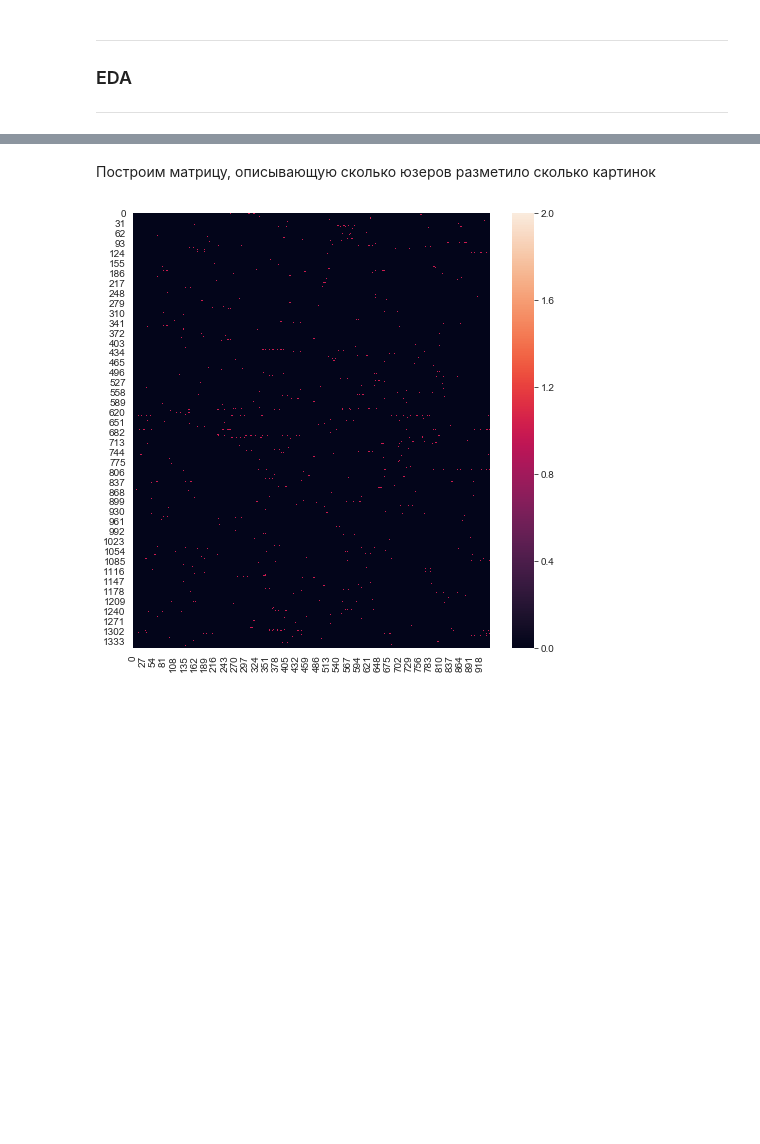
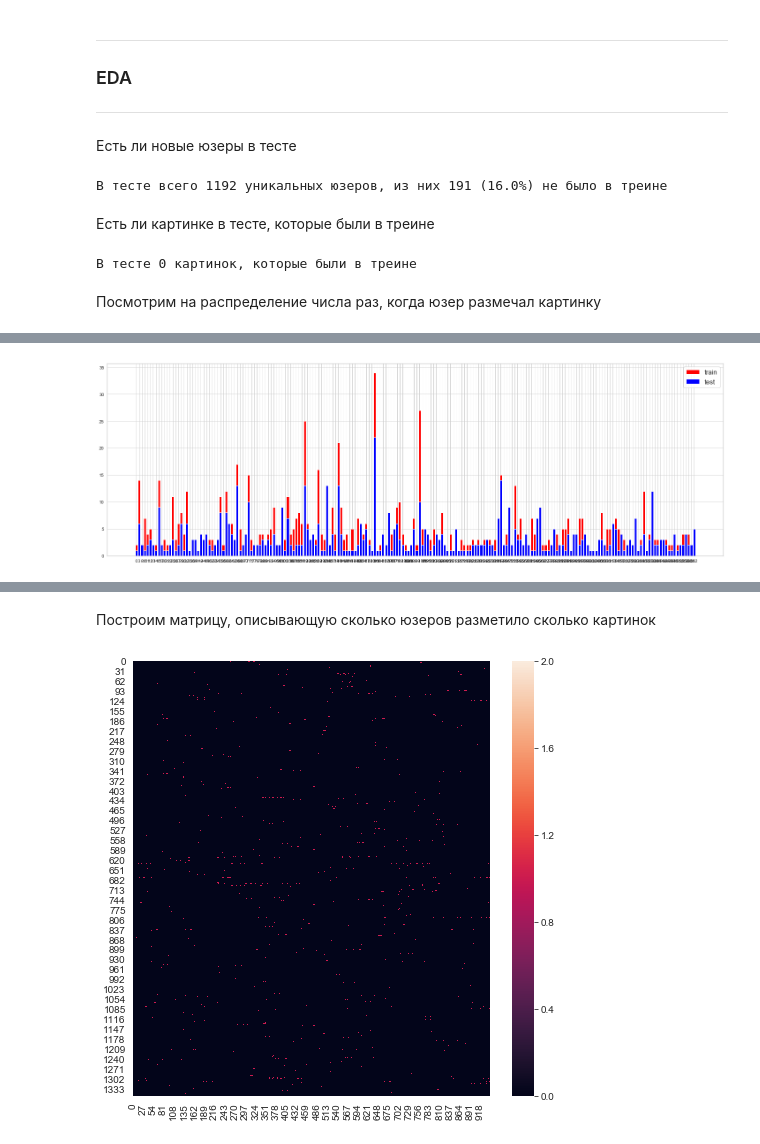
Before and after one commit to andreitsev/Competitions, a Jupyter notebook: ML Bootcamp Модератор Одноклассников.ipynb, the cells around one changed output, grey strips where cells are left out. Cells and saved outputs as stored; diff of their text form; code cells hidden in the pictures; blank space fills up the shorter version.

```diff
--- a/ML Bootcamp Модератор Одноклассников.ipynb
+++ b/ML Bootcamp Модератор Одноклассников.ipynb
@@ -112,3 +160,37 @@ dtype: int64
 ---
 ### EDA
 ---
+# %% [markdown]
+Есть ли новые юзеры в тесте
+# %%
+new_users = np.array(list(set(dat.userId[te_indexes]).difference(dat.userId[tr_indexes])))
+print('В тесте всего {} уникальных юзеров, из них {} ({}%) не было в треине'.format(dat.userId[te_indexes].value_counts().shape[0],
+                                                                                    new_users.shape[0],
+                                                                                    100*np.round(new_users.shape[0]/dat.userId[te_indexes].value_counts().shape[0], decimals=2)))
+# %% [output]
+В тесте всего 1192 уникальных юзеров, из них 191 (16.0%) не было в треине
+# %% [markdown]
+Есть ли картинке в тесте, которые были в треине
+# %%
+print('В тесте {} картинок, которые были в треине'.format(len(set(dat.itemId[te_indexes]).intersection(set(dat.itemId[tr_indexes])))))
+# %% [output]
+В тесте 0 картинок, которые были в треине
+# %% [markdown]
+Посмотрим на распределение числа раз, когда юзер размечал картинку
+# %%
+userid_interect = np.array(list(set(dat.userId[tr_indexes]).intersection(set(dat.userId[te_indexes]))))
+tr_dict = dict(zip(userid_interect, [0 for i in userid_interect]))
+te_dict = dict(zip(userid_interect, [0 for i in userid_interect]))
+for user_id in tqdm_notebook(userid_interect):
+    tr_dict[user_id] += (dat.userId[tr_indexes] == user_id).sum()
+    te_dict[user_id] += (dat.userId[te_indexes] == user_id).sum()
+tr_vals = list(tr_dict.values())
+te_vals = list(te_dict.values())
+plt.figure(figsize=(25, 8))
+k = 200
+plt.bar(np.arange(userid_interect.shape[0])[:k], tr_vals[:k], color='red', label='train')
+plt.xticks(np.arange(userid_interect.shape[0])[:k], userid_interect[:k]);
+plt.bar(np.arange(userid_interect.shape[0])[:k], te_vals[:k], color='blue', label='test')
+plt.xticks(np.arange(userid_interect.shape[0])[:k], userid_interect[:k]);
+plt.legend(fontsize=15);
+# %% [output]
@@ -114,0 +198 @@ dtype: int64
+[figure, added]
```
Also changed, not shown: parts of 18 cells of this notebook.
